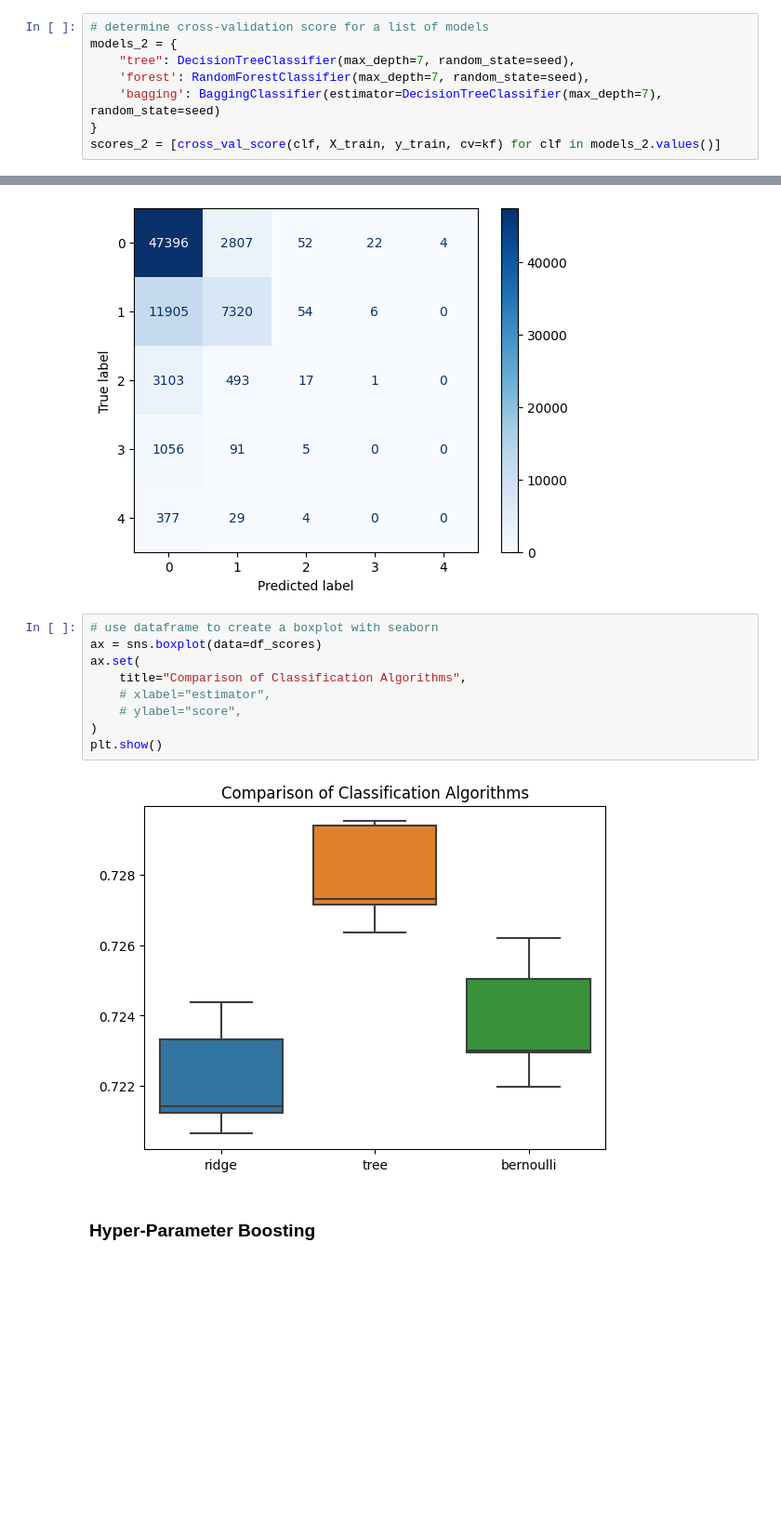
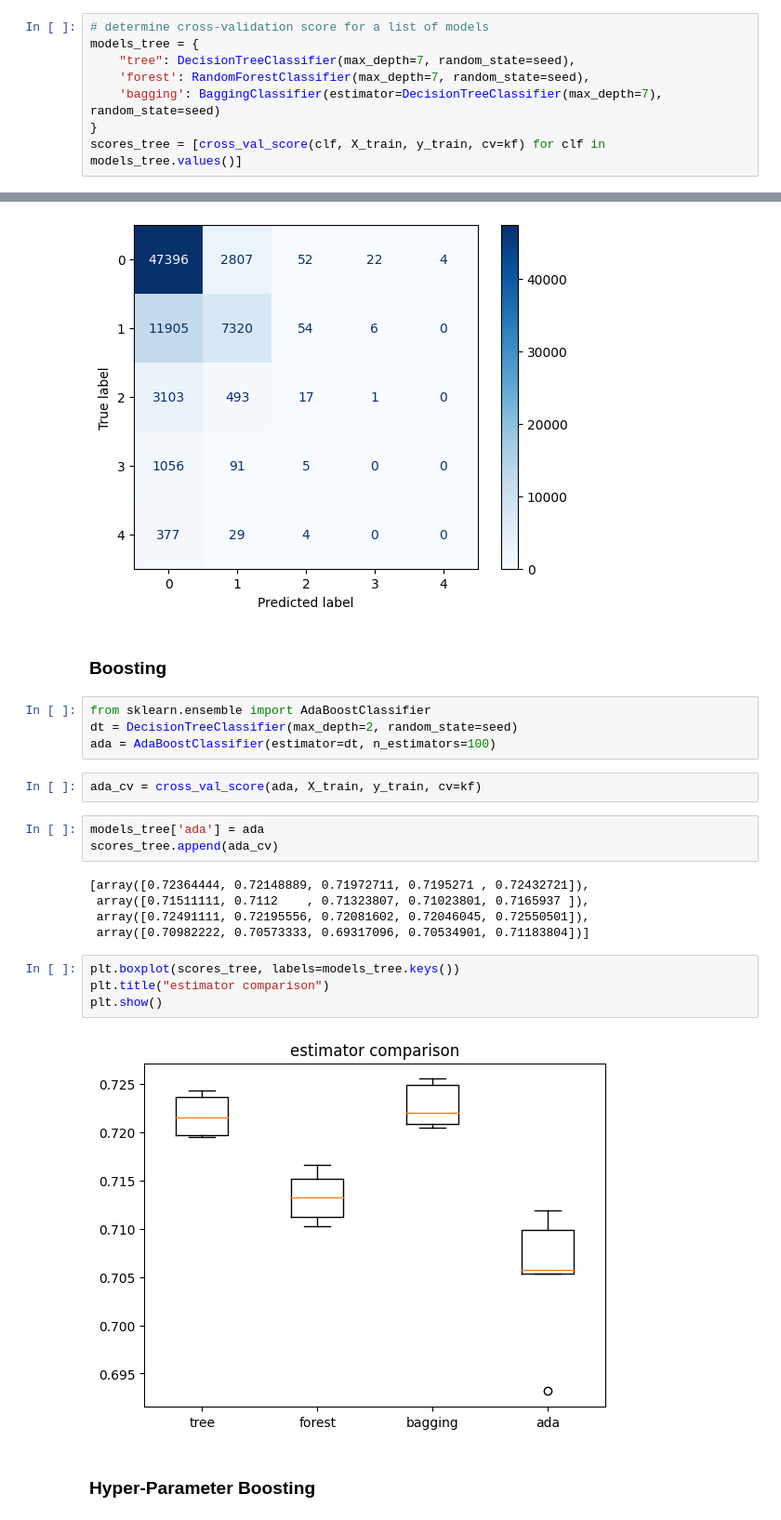
Before and after one commit to schmly/UCDPA_hlaing, a Jupyter notebook: data/ny_motor_vehicle_collisions.ipynb, the cells around one changed output, grey strips where cells are left out. Shown at 93% size. Drawn from its saved outputs; the diff is of its cells as text; blank space fills up the shorter version.

Commit message:
add more tree based models add ada boosting

```diff
--- a/data/ny_motor_vehicle_collisions.ipynb
+++ b/data/ny_motor_vehicle_collisions.ipynb
@@ -471,10 +471,10 @@ The decision tree shows the best performance
 In the next step, we will compare different tree based classifiers.
 # %%
 # determine cross-validation score for a list of models
-models_2 = {
+models_tree = {
     "tree": DecisionTreeClassifier(max_depth=7, random_state=seed),
     'forest': RandomForestClassifier(max_depth=7, random_state=seed),
     'bagging': BaggingClassifier(estimator=DecisionTreeClassifier(max_depth=7), random_state=seed)
 }
-scores_2 = [cross_val_score(clf, X_train, y_train, cv=kf) for clf in models_2.values()]
+scores_tree = [cross_val_score(clf, X_train, y_train, cv=kf) for clf in models_tree.values()]
 # %%
@@ -511,17 +508,28 @@ disp.plot(cmap=plt.cm.Blues)
 # %% [output]
 <sklearn.metrics._plot.confusion_matrix.ConfusionMatrixDisplay at 0x...>
 [figure]
-# %%
-# use dataframe to create a boxplot with seaborn
-ax = sns.boxplot(data=df_scores)
-ax.set(
-    title="Comparison of Classification Algorithms",
-    # xlabel="estimator",
-    # ylabel="score",
-)
-plt.show()
-# %% [output]
-[figure, removed]
+# %% [markdown]
+### Boosting
+# %%
+from sklearn.ensemble import AdaBoostClassifier
+dt = DecisionTreeClassifier(max_depth=2, random_state=seed)
+ada = AdaBoostClassifier(estimator=dt, n_estimators=100)
+# %%
+ada_cv = cross_val_score(ada, X_train, y_train, cv=kf)
+# %%
+models_tree['ada'] = ada
+scores_tree.append(ada_cv)
+# %% [output]
+[array([0.72364444, 0.72148889, 0.71972711, 0.7195271 , 0.72432721]),
+ array([0.71511111, 0.7112    , 0.71323807, 0.71023801, 0.7165937 ]),
+ array([0.72491111, 0.72195556, 0.72081602, 0.72046045, 0.72550501]),
+ array([0.70982222, 0.70573333, 0.69317096, 0.70534901, 0.71183804])]
+# %%
+plt.boxplot(scores_tree, labels=models_tree.keys())
+plt.title("estimator comparison")
+plt.show()
+# %% [output]
+[figure, added]
 # %% [markdown]
 ### Hyper-Parameter Boosting
 # %% [markdown]
```
Also changed, not shown: parts of 31 cells of this notebook.
